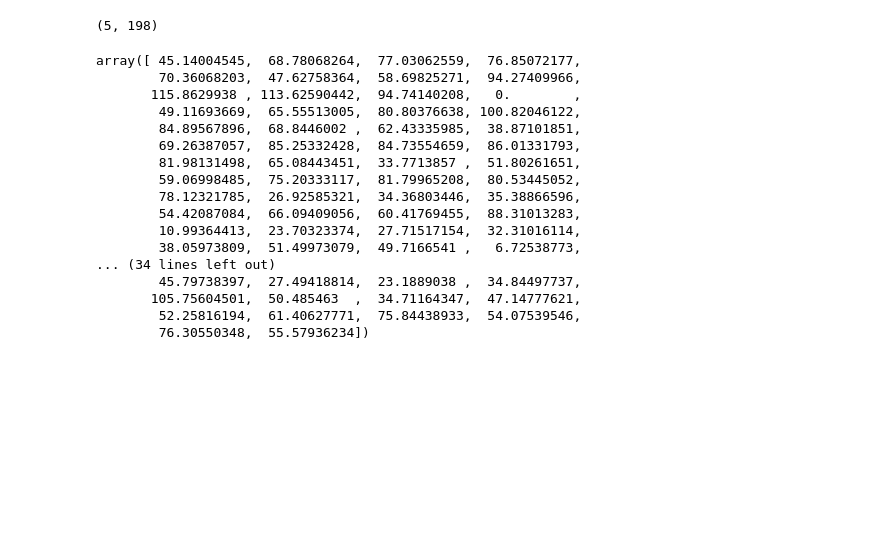
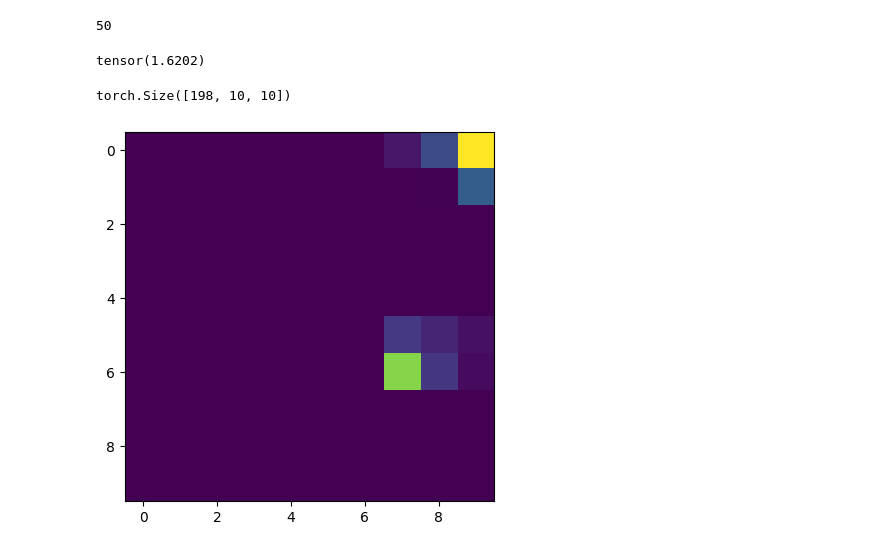
Before and after one commit to liu-qilong/footprint-to-pressure-unified, a Jupyter notebook: notebook/prototype/dataset.ipynb, the cells around one changed output. Saved outputs shown, nothing was run; the diff lists cells and outputs as text; code cells hidden in the pictures; blank space fills up the shorter version.

Commit message:
material parameters weighted blending augmentation

```diff
--- a/notebook/prototype/dataset.ipynb
+++ b/notebook/prototype/dataset.ipynb
@@ -53,26 +3,0 @@ blend_weight = blend_weight / blend_weight.sum()
-# %%
-subject = 'S1'
-data.pedar_dynamic.loc[:, subject, :].values.shape
-# %% [output]
-(5, 198)
-# %%
-blend_pedar = (data.pedar_dynamic.loc[:, subject, :].values * np.expand_dims(blend_weight, axis=-1)).sum(axis=0)
-blend_pedar
-# %% [output]
-array([ 45.14004545,  68.78068264,  77.03062559,  76.85072177,
-        70.36068203,  47.62758364,  58.69825271,  94.27409966,
-       115.8629938 , 113.62590442,  94.74140208,   0.        ,
-        49.11693669,  65.55513005,  80.80376638, 100.82046122,
-        84.89567896,  68.8446002 ,  62.43335985,  38.87101851,
-        69.26387057,  85.25332428,  84.73554659,  86.01331793,
-        81.98131498,  65.08443451,  33.7713857 ,  51.80261651,
-        59.06998485,  75.20333117,  81.79965208,  80.53445052,
-        78.12321785,  26.92585321,  34.36803446,  35.38866596,
-        54.42087084,  66.09409056,  60.41769455,  88.31013283,
-        10.99364413,  23.70323374,  27.71517154,  32.31016114,
-        38.05973809,  51.49973079,  49.7166541 ,   6.72538773,
-... (34 lines left out)
-        45.79738397,  27.49418814,  23.1889038 ,  34.84497737,
-       105.75604501,  50.485463  ,  34.71164347,  47.14777621,
-        52.25816194,  61.40627771,  75.84438933,  54.07539546,
-        76.30550348,  55.57936234])
@@ -78,0 +126,25 @@ array([ 45.14004545,  68.78068264,  77.03062559,  76.85072177,
+# %%
+from src.tool.registry import DATASET_REGISTRY
+
+self = Pedar_Dataset_footprint2pressure(
+    footprint_wrap_folder = '../../data/processed/footprint-wrap',
+    pedar_dynamic = '../../data/processed/pedar_dynamic.pkl',
+    l_mask_path = '../../data/processed/left_foot_mask.png',
+)
+len(self)
+# %% [output]
+50
+# %%
+(sensor_stack, youngs_modulus), arr_pedar = self.__getitem__(3)
+youngs_modulus
+# %% [output]
+tensor(1.6202)
+# %%
+from matplotlib import pyplot as plt
+
+print(sensor_stack.shape)
+plt.imshow(sensor_stack[99].cpu().detach().numpy())
+plt.show()
+# %% [output]
+torch.Size([198, 10, 10])
+[figure, added]
```
Also changed, not shown: parts of 6 cells of this notebook, 4 other files.
